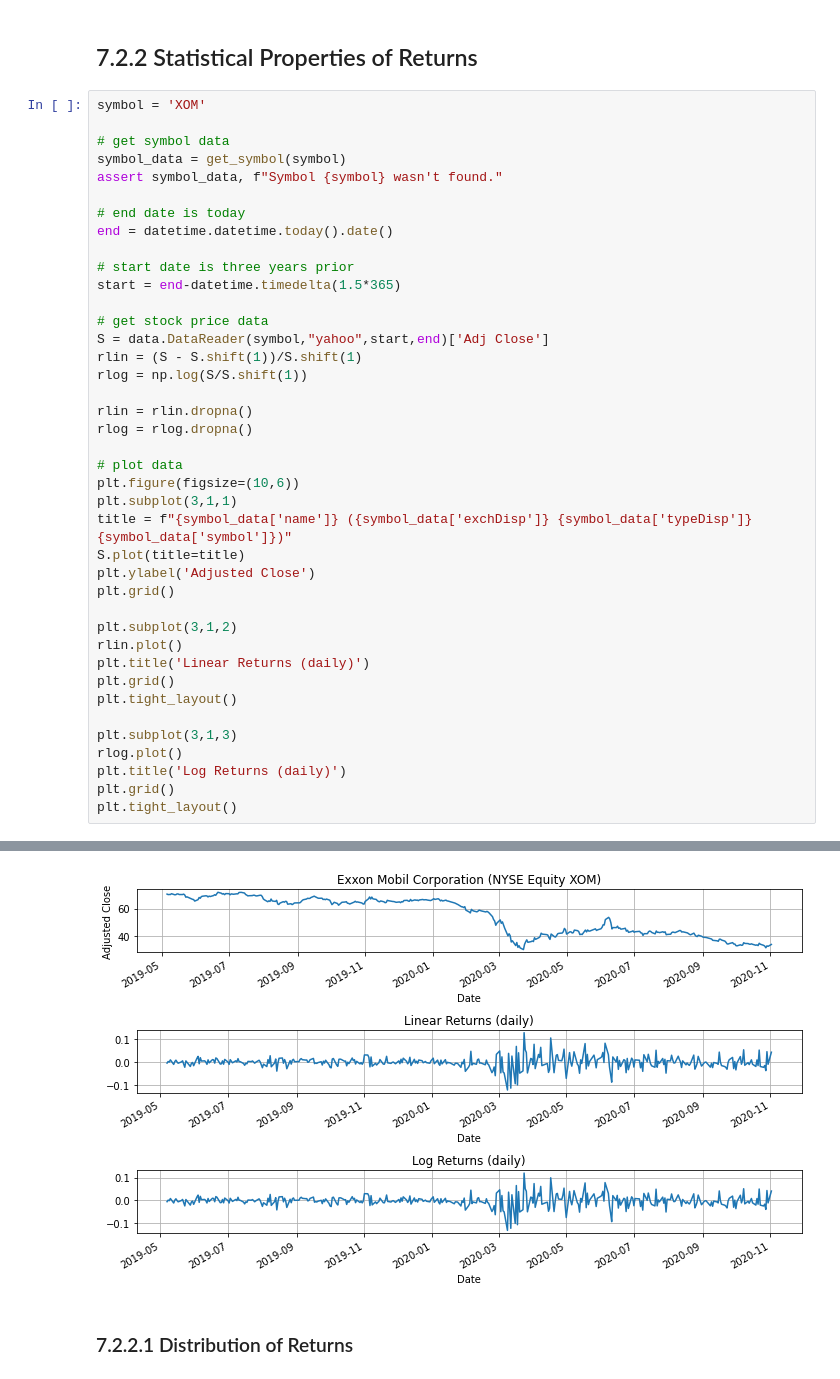
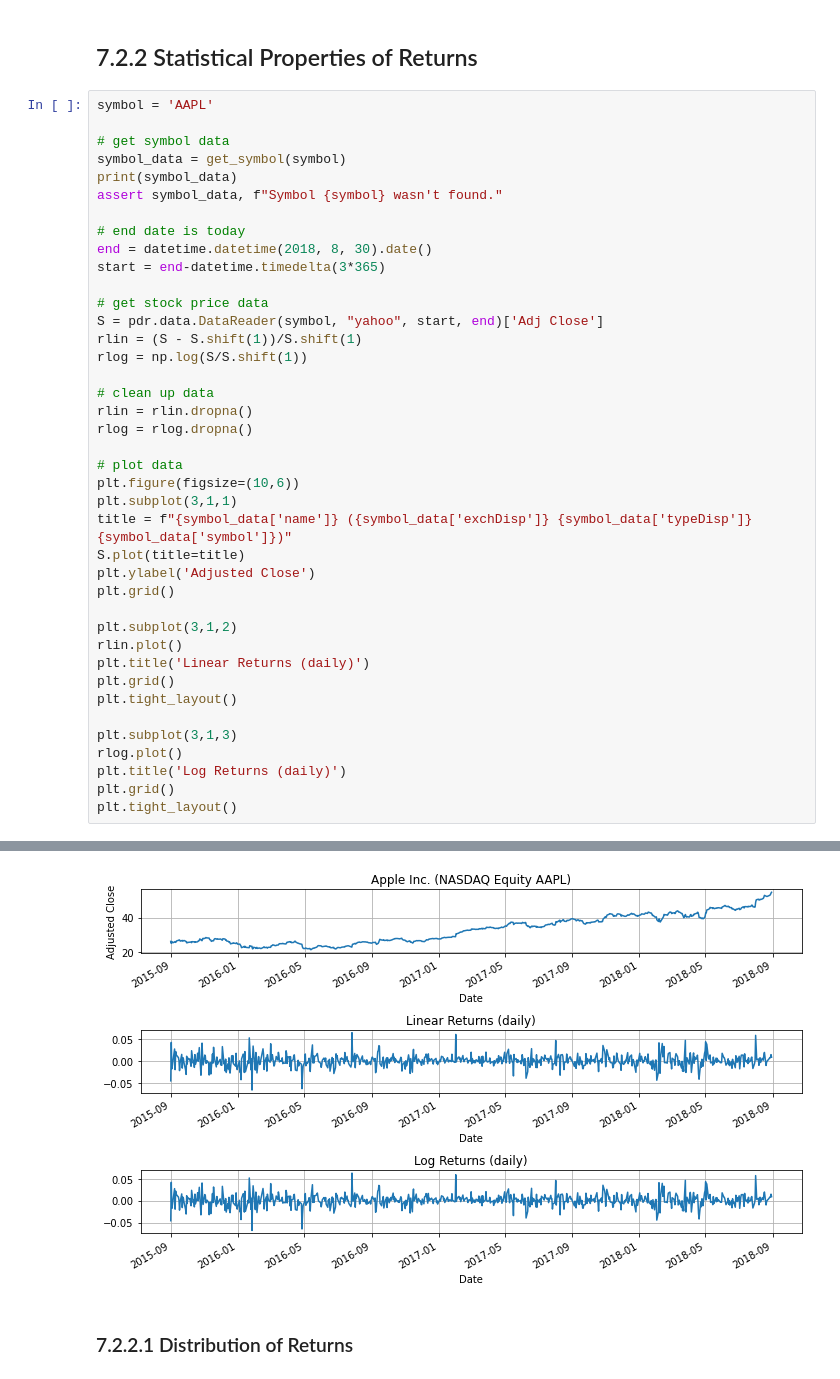
Before and after one commit to jckantor/CBE40455-2020, a Jupyter notebook: docs/07.02-Geometric-Brownian-Motion.ipynb, the cells around one changed output, grey strips where cells are left out. Saved outputs shown, nothing was run; the diff lists cells and outputs as text.

```diff
--- a/docs/07.02-Geometric-Brownian-Motion.ipynb
+++ b/docs/07.02-Geometric-Brownian-Motion.ipynb
@@ -46,23 +46,23 @@ def get_symbol(symbol):
 # %% [markdown]
 ## 7.2.2 Statistical Properties of Returns
 # %%
-symbol = 'XOM'
+symbol = 'AAPL'
 
 # get symbol data
 symbol_data = get_symbol(symbol)
+print(symbol_data)
 assert symbol_data, f"Symbol {symbol} wasn't found."
 
 # end date is today
-end = datetime.datetime.today().date()
-
-# start date is three years prior
-start = end-datetime.timedelta(1.5*365)
+end = datetime.datetime(2018, 8, 30).date()
+start = end-datetime.timedelta(3*365)
 
 # get stock price data
-S = data.DataReader(symbol,"yahoo",start,end)['Adj Close']
+S = pdr.data.DataReader(symbol, "yahoo", start, end)['Adj Close']
 rlin = (S - S.shift(1))/S.shift(1)
 rlog = np.log(S/S.shift(1))
 
+# clean up data
 rlin = rlin.dropna()
 rlog = rlog.dropna()
 
@@ -89,4 +90,4 @@ plt.tight_layout()
-[figure, old version]
+[figure, new version]
 # %% [markdown]
 ### 7.2.2.1 Distribution of Returns
 # %% [markdown]
```
Also changed, not shown: parts of 14 cells of this notebook, 8 other files.
